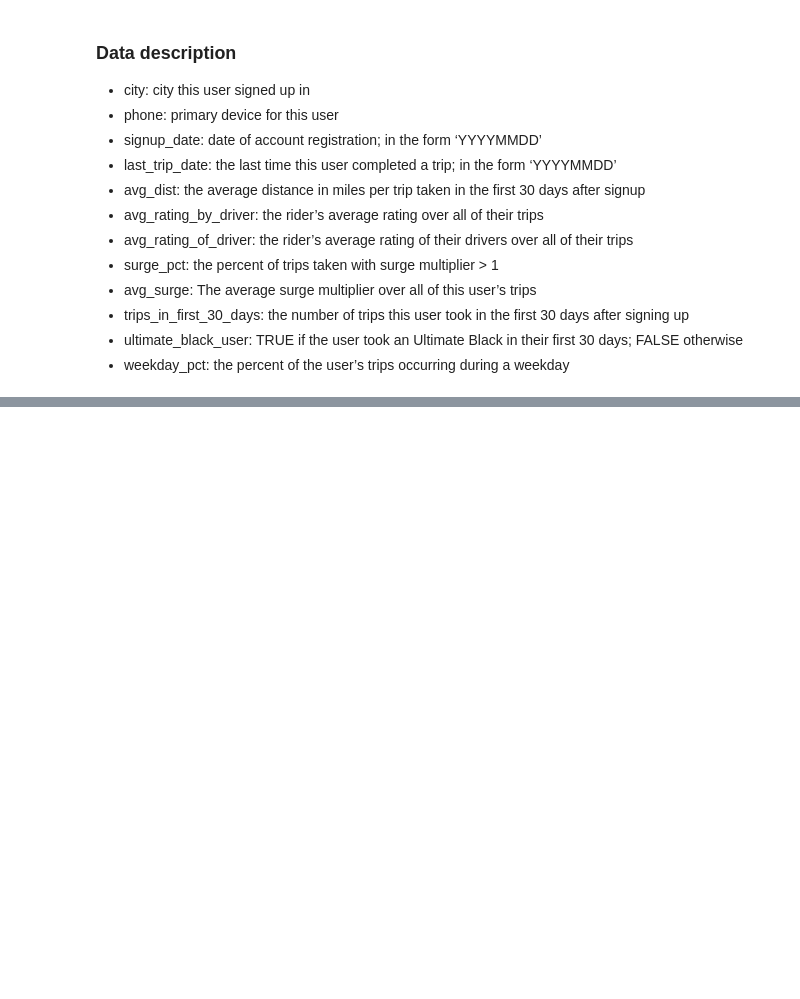
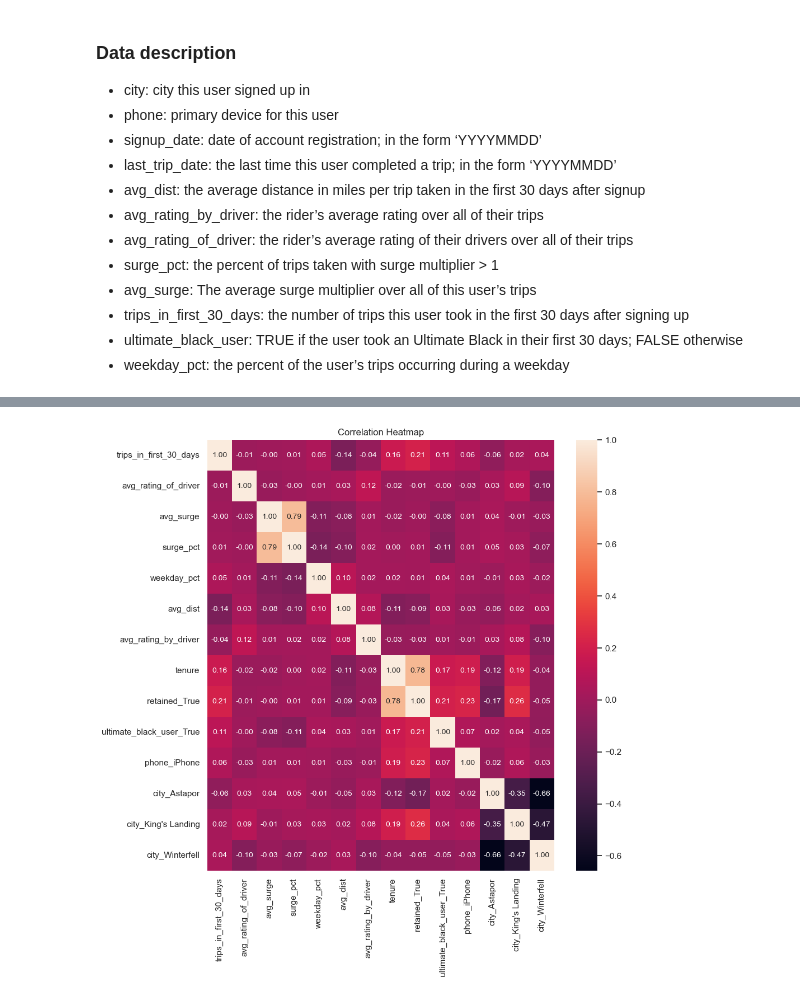
Before and after one commit to lmgaines30/kentucky-blue, a Jupyter notebook: ultimate_challenge/Ultimate_data_science_challenge_nb.ipynb, the cells around one changed output, grey strips where cells are left out. Cells and saved outputs as stored; diff of their text form; code cells hidden in the pictures; blank space fills up the shorter version.

```diff
--- a/ultimate_challenge/Ultimate_data_science_challenge_nb.ipynb
+++ b/ultimate_challenge/Ultimate_data_science_challenge_nb.ipynb
@@ -247,0 +359,5 @@ dataset when you have finished with the challenge.
+# %%
+#we can drop the last_trip_date and signup_date columns since we have already extracted the relevant information from them (tenure and retained status)
+columns_to_drop = ['last_trip_date', 'signup_date']
+df2 = df2.drop(columns=columns_to_drop)
+df2.describe()
@@ -247,0 +374,6 @@ dataset when you have finished with the challenge.
+# %%
+#we currently have several categorical columns that need to be converted to numerical columns in order to see if they have any correlation with the retained column
+#we will convert the retained, city, phone, and ultimate_black_user columns to numerical columns using one-hot encoding
+df2 = pd.get_dummies(df2, columns=['retained', 'ultimate_black_user', 'phone'], drop_first=True, dtype=int) #for binary options
+df2 = pd.get_dummies(df2, columns=['city'], dtype=int)
+df2.info()
@@ -247,0 +398,17 @@ dataset when you have finished with the challenge.
+# %%
+#create filter for numeric features only
+numeric_features = df2.select_dtypes(include=['int64', 'float64', 'int32']).columns
+
+#filter df2 to only include numeric features
+df2_numeric = df2[numeric_features]
+
+#determine the correlation between the numeric features
+correlation =  df2_numeric.corr()
+
+#create a heatmap to visualize the correlation between the features
+plt.figure(figsize=(10,10))
+sns.heatmap(df2_numeric.corr(), annot=True, annot_kws={"size": 10}, fmt='.2f')
+plt.title('Correlation Heatmap')
+plt.show()
+# %% [output]
+[figure, added]
```
Also changed, not shown: parts of 37 cells of this notebook.
